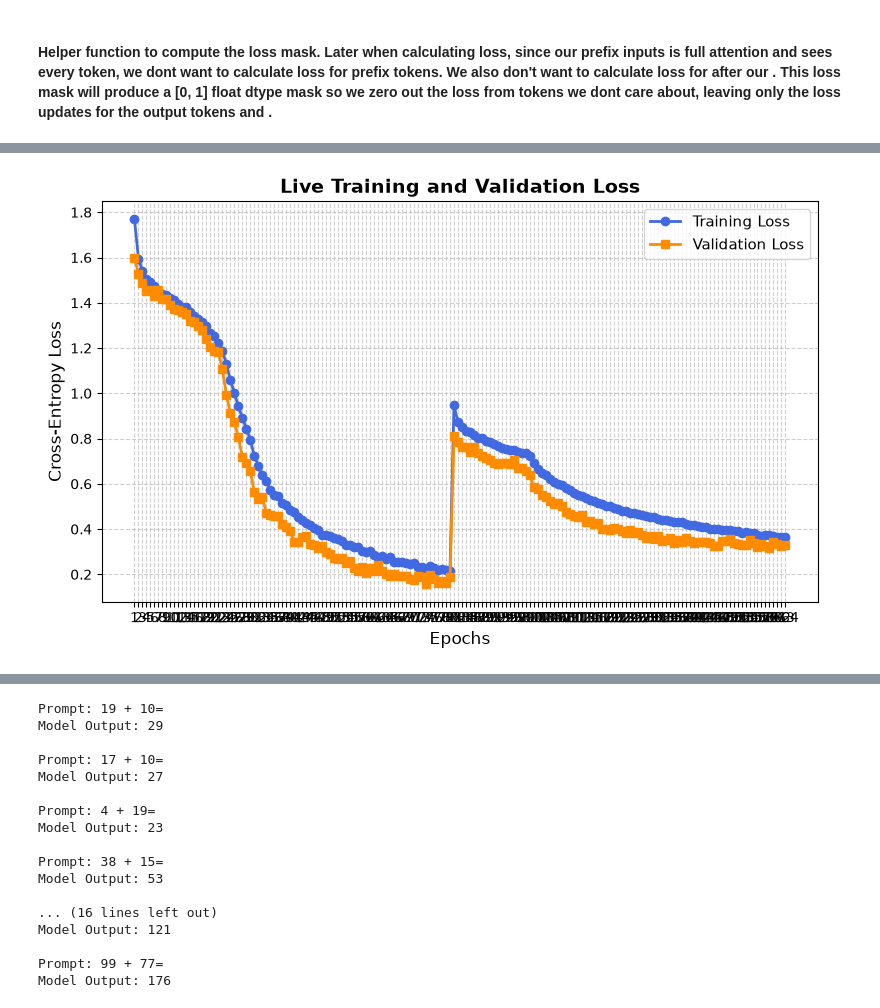
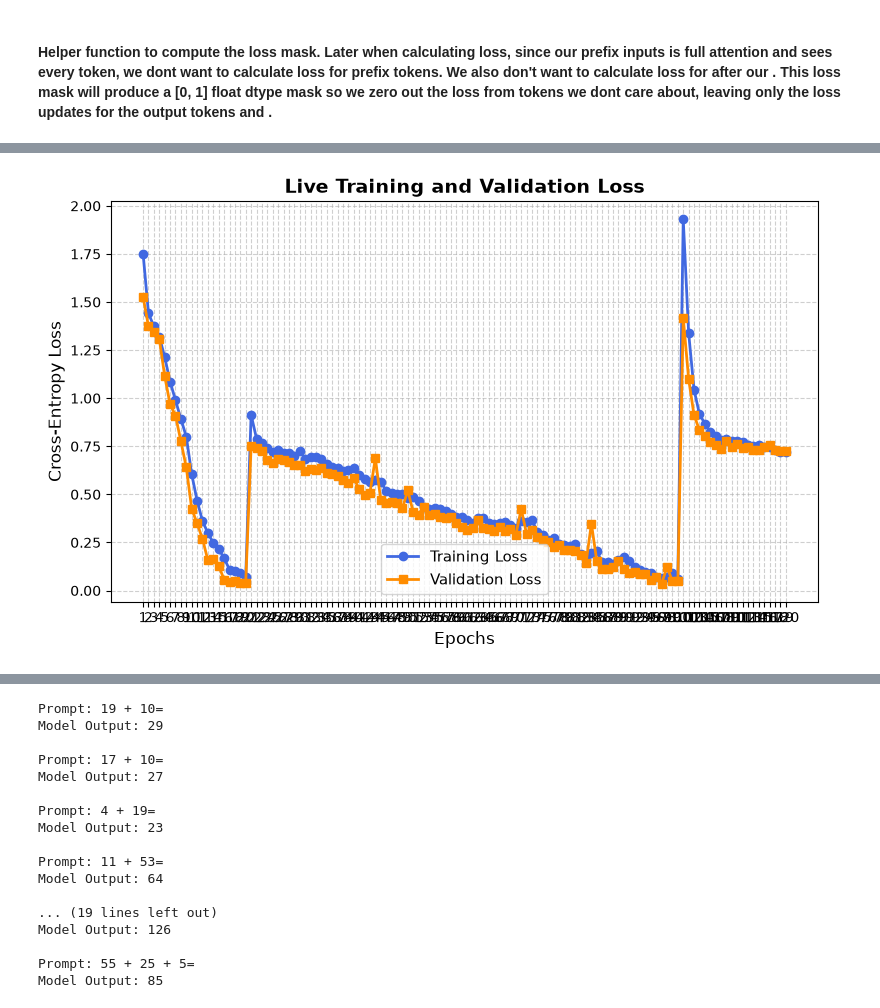
Before and after one commit to he-man-david/small-transformer-model-arithmetic-math, a Jupyter notebook: training-script.ipynb, the cells around one changed output, grey strips where cells are left out. Drawn from its saved outputs; the diff is of its cells as text; code cells hidden in the pictures.

Commit message:
continue training with multi dataset

```diff
--- a/training-script.ipynb
+++ b/training-script.ipynb
@@ -5,6 +5,7 @@
 %load_ext autoreload
 %autoreload 2
 
+import os
 import json
 import torch
 import torch.nn as nn
@@ -16,13 +17,17 @@ import matplotlib.pyplot as plt
 from IPython.display import clear_output, display
 from tqdm import tqdm
 
+CHECKPOINT_DIR = "/teamspace/studios/this_studio/small-transformer-model-arithmetic-math/checkpoints"
+DATA_DIR = "/teamspace/studios/this_studio/small-transformer-model-arithmetic-math/data"
+
 device = torch.device("cuda" if torch.cuda.is_available() else "cpu")
 print(f"Training on device: {device}")
 
-batch_size = 16
+batch_size = 64
 d_model = 512
 max_seq_len = 256
 num_heads = 8
+num_layers = 8
 
 train_percent = 0.80
 val_percent   = 0.10
@@ -193,28 +255,4 @@ def compute_loss_mask(targets: torch.Tensor, eq_token_id: int, pad_token_id: int
 # %%
-def plot_live_loss(train_history, val_history, current_epoch, total_target_epochs):
-    clear_output(wait=True)
-
-    fig, ax = plt.subplots(figsize=(8, 5))
-    epochs_range = range(1, len(train_history) + 1)
-
-    ax.plot(epochs_range, train_history, label='Training Loss', color='royalblue', linewidth=2, marker='o')
-    ax.plot(epochs_range, val_history, label='Validation Loss', color='darkorange', linewidth=2, marker='s')
-
-    ax.set_title('Live Training and Validation Loss', fontsize=14, fontweight='bold')
-    ax.set_xlabel('Epochs', fontsize=12)
-    ax.set_ylabel('Cross-Entropy Loss', fontsize=12)
-    ax.set_xticks(epochs_range)
-    ax.grid(True, linestyle='--', alpha=0.6)
-    ax.legend(fontsize=11)
-
-    plt.tight_layout()
-    display(fig)
-    plt.close(fig)
-
-    print(f"Latest Stats -> Epoch {current_epoch:02d}/{total_target_epochs:02d} | "
-          f"Train Loss: {train_history[-1]:.4f} | Val Loss: {val_history[-1]:.4f}")
-
-
 def train_model(num_epochs_to_add: int):
     start_epoch = len(train_loss_history)
     target_epoch = start_epoch + num_epochs_to_add
@@ -243,13 +281,10 @@ def train_model(num_epochs_to_add: int):
 
                 loss = (raw_loss * loss_mask).sum() / max(num_active_tokens.item(), 1.0)
 
-            # 3. Scales loss, calls backward(), and unscales gradients behind the scenes
             scaler.scale(loss).backward()
 
-            # 4. Step the optimizer via the scaler
             scaler.step(optimizer)
 
-            # 5. Update the scale factor for the next batch
             scaler.update()
 
             total_train_loss += loss.item()
@@ -284,7 +319,16 @@ def train_model(num_epochs_to_add: int):
             current_epoch=epoch + 1,
             total_target_epochs=target_epoch
         )
+
+        if epoch % 5 == 0:
+            save_checkpoint(
+                checkpoint_name=f"continued_{dataset_name}___batch_64_d_model_512_layers_8_heads_8",
+                model=model,
+                optimizer=optimizer,
+                train_history=train_loss_history,
+                val_history=val_loss_history
+            )
 # %%
-train_model(num_epochs_to_add=10)
+train_model(num_epochs_to_add=20)
 # %% [output]
-[figure, old version]
+[figure, new version]
@@ -334,15 +375,16 @@ def ask_transformer(expression: str, max_gen_tokens: int = 15):
 ask_transformer("19 + 10")
 ask_transformer("17 + 10")
 ask_transformer("4 + 19")
-ask_transformer("38 + 15")
-ask_transformer("27 + 10")
-ask_transformer("99 + 31")
-ask_transformer("88 + 25")
+ask_transformer("11 + 53")
+ask_transformer("55 + 65")
+ask_transformer("16 + 68")
 
-ask_transformer("18 + 81")
-ask_transformer("21 + 12")
-ask_transformer("88 + 33")
-ask_transformer("99 + 77")
+ask_transformer("1 + 5 + 19")
+ask_transformer("85 + 34 + 7")
+ask_transformer("99 + 21 + 2")
+ask_transformer("43 + 88 + 23")
+ask_transformer("95 + 14 + 17")
+ask_transformer("55 + 25 + 5")
 # %% [output]
 Prompt: 19 + 10=
 Model Output: 29
@@ -353,11 +395,11 @@ Model Output: 27
 Prompt: 4 + 19=
 Model Output: 23
 
-Prompt: 38 + 15=
-Model Output: 53
+Prompt: 11 + 53=
+Model Output: 64
 
-... (16 lines left out)
-Model Output: 121
+... (19 lines left out)
+Model Output: 126
 
-Prompt: 99 + 77=
-Model Output: 176
+Prompt: 55 + 25 + 5=
+Model Output: 85
```
Also changed, not shown: parts of 12 cells of this notebook, 2 other files.
